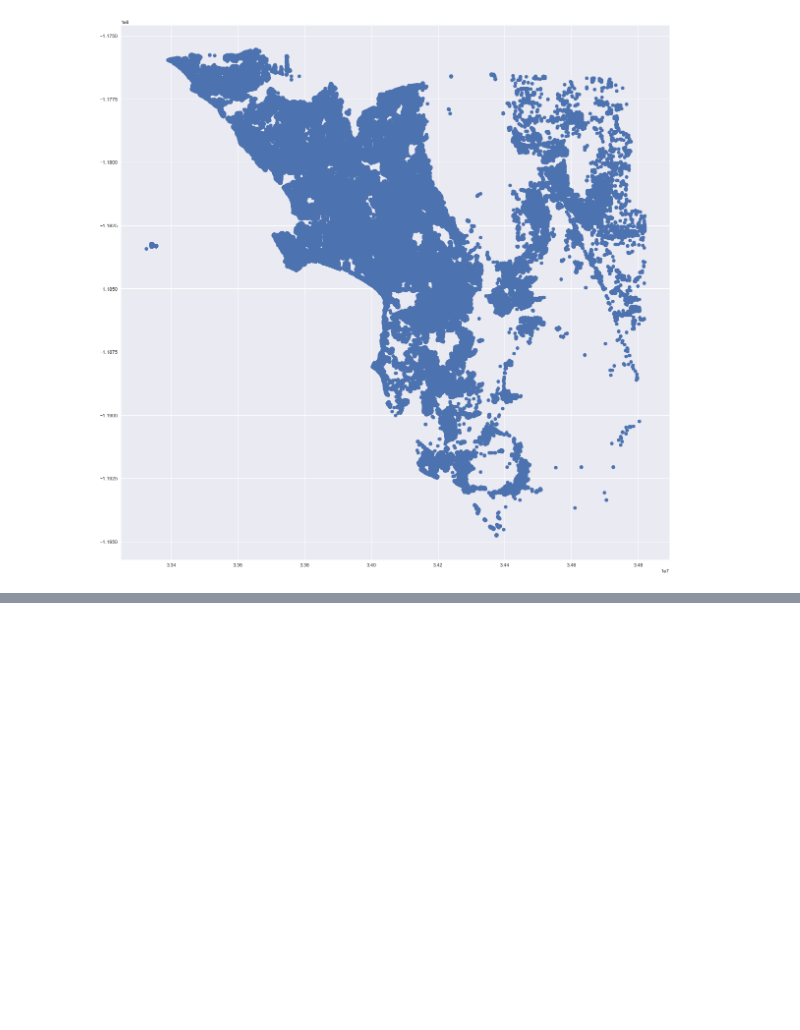
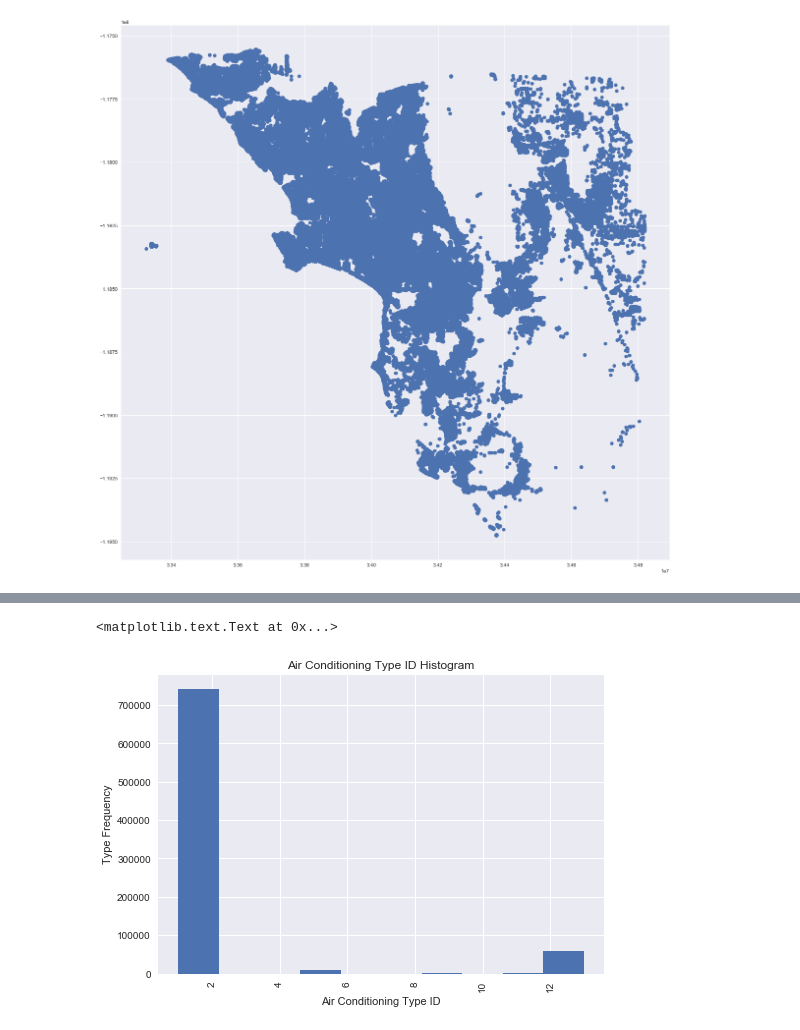
Before and after one commit to LilyElizabethJohn/Springboard---Data-Science-Career-Track, a Jupyter notebook: Capstone Project I/Zillow Zestimate/EDA - Zestimate.ipynb, the cells around one changed output, grey strips where cells are left out. Drawn from its saved outputs; the diff is of its cells as text; code cells hidden in the pictures; blank space fills up the shorter version.

Commit message:
Added frequency plots and distribution plots

```diff
--- a/Capstone Project I/Zillow Zestimate/EDA - Zestimate.ipynb
+++ b/Capstone Project I/Zillow Zestimate/EDA - Zestimate.ipynb
@@ -24,10 +31,7 @@ buildingclasstypeid=pd.read_excel(r"zillow_data_dictionary.xlsx",'BuildingClassT
 # %%
 properties2016=pd.read_csv(r"properties_2016.csv",dtype={'hashottuborspa':'category','propertycountylandusecode':'str',\
                                                         'propertyzoningdesc':'str','fireplaceflag':'category',\
-                                                        'taxdelinquencyflag':'category','heatingorsystemtypeid':'category',\
-                                                        'propertylandusetypeid':'category','storytypeid':'category',\
-                                                        'airconditioningtypeid':'category','architeturalstyletypeid':'category',\
-                                                        'typeconstructiontypeid':'category','buildingclasstypeid':'category'})
+                                                        'taxdelinquencyflag':'category'})
 # %%
 properties2016.head()
 # %% [output]
@@ -97,0 +114,9 @@ plt.scatter(x=properties2016.latitude,y=properties2016.longitude)
+# %%
+plt.hist(properties2016.airconditioningtypeid.dropna())
+plt.xticks(rotation='vertical')
+plt.xlabel('Air Conditioning Type ID')
+plt.ylabel('Type Frequency')
+plt.title('Air Conditioning Type ID Histogram')
+# %% [output]
+<matplotlib.text.Text at 0x...>
+[figure, added]
```
Also changed, not shown: parts of 57 cells of this notebook.
